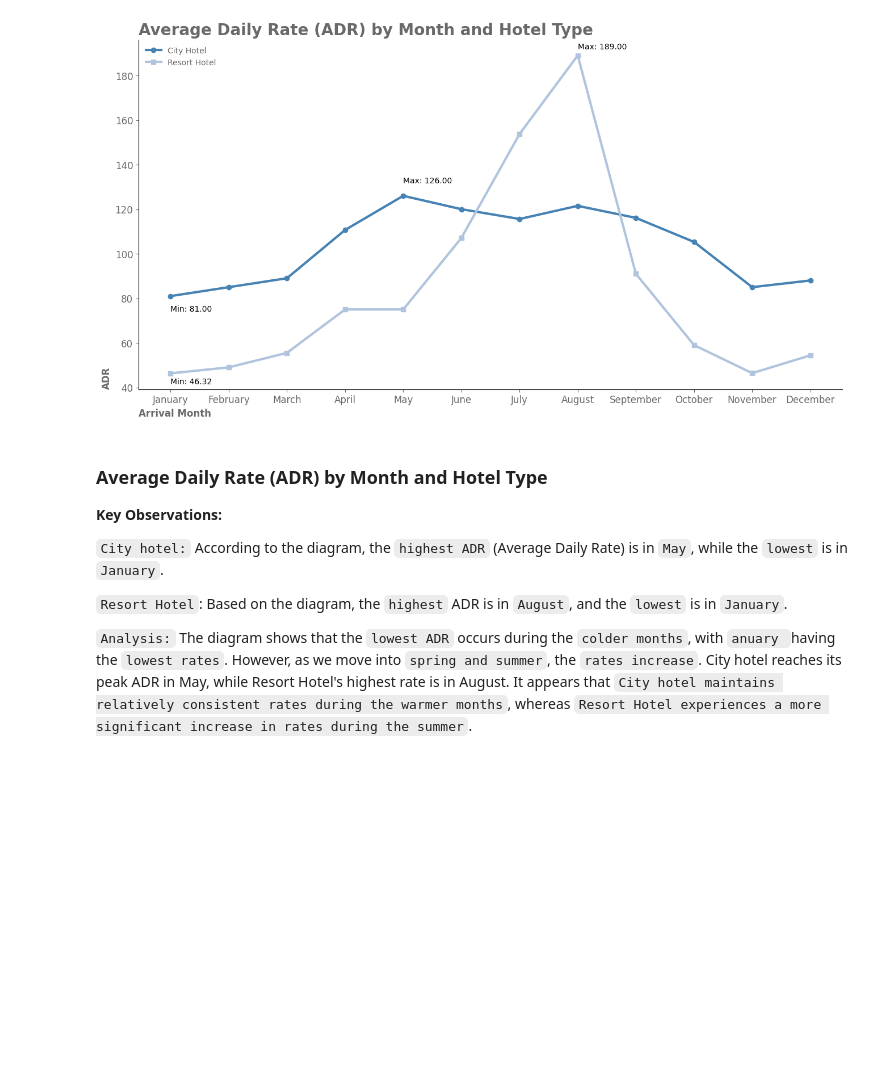
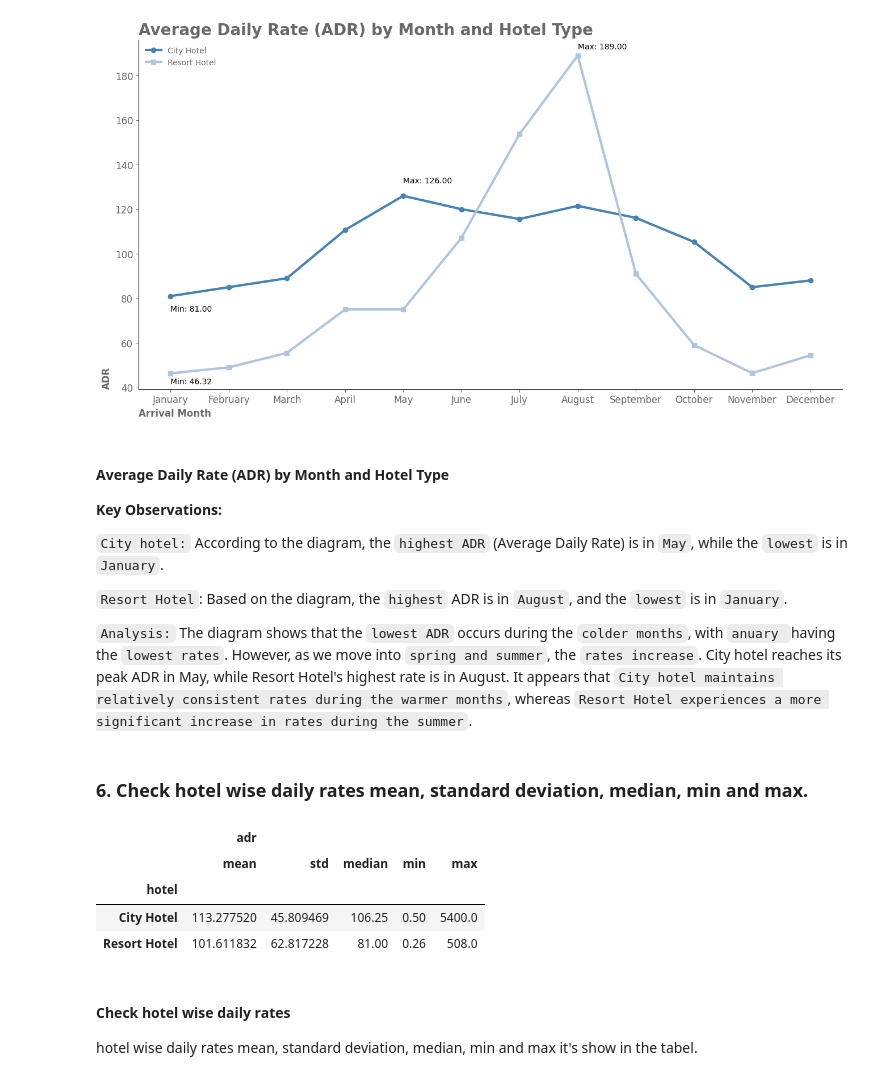
Before and after one commit to AliMSHGH/Hotel-_Bookings_Analysis, a Jupyter notebook: Hotel-_Bookings_Analysis.ipynb, the cells around one changed output. Cells and saved outputs as stored; diff of their text form; code cells hidden in the pictures; blank space fills up the shorter version.

```diff
--- a/Hotel-_Bookings_Analysis.ipynb
+++ b/Hotel-_Bookings_Analysis.ipynb
@@ -1036,8 +1036,7 @@ plt.show()
 # %% [output]
 [figure]
 # %% [markdown]
-### Average Daily Rate (ADR) by Month and Hotel Type
-
+#### Average Daily Rate (ADR) by Month and Hotel Type
 **Key Observations:**
 
 ``City hotel:``
@@ -1050,3 +1049,21 @@ Based on the diagram, the ``highest`` ADR is in ``August``, and the ``lowest`` i
 The diagram shows that the ``lowest ADR`` occurs during the ``colder months``, with ``anuary ``having the ``lowest rates``. However, as we move into ``spring and summer``, the ``rates increase``.
 City hotel reaches its peak ADR in May, while Resort Hotel's highest rate is in August.
 It appears that ``City hotel maintains relatively consistent rates during the warmer months``, whereas ``Resort Hotel experiences a more significant increase in rates during the summer``.
+# %% [markdown]
+### 6. Check hotel wise daily rates mean, standard deviation, median, min and max.
+# %%
+q = df[(df.adr == 0) | (df.adr == -6.38)].index
+df_q06 = df.drop(q, axis=0)
+hotel_wise_daily_rates_02= df_q06.groupby(["hotel"],observed=False)\
+    .agg({"adr" :  ['mean','std','median','min','max'] })
+hotel_wise_daily_rates_02
+# %% [output]
+|  | adr |  |  |  |  |
+|  | mean | std | median | min | max |
+| hotel |  |  |  |  |  |
+| City Hotel | 113.277520 | 45.809469 | 106.25 | 0.50 | 5400.0 |
+| Resort Hotel | 101.611832 | 62.817228 | 81.00 | 0.26 | 508.0 |
+# %% [markdown]
+#### Check hotel wise daily rates
+
+hotel wise daily rates mean, standard deviation, median, min and max it's show in the tabel.
```
Also changed, not shown: parts of 6 cells of this notebook.
